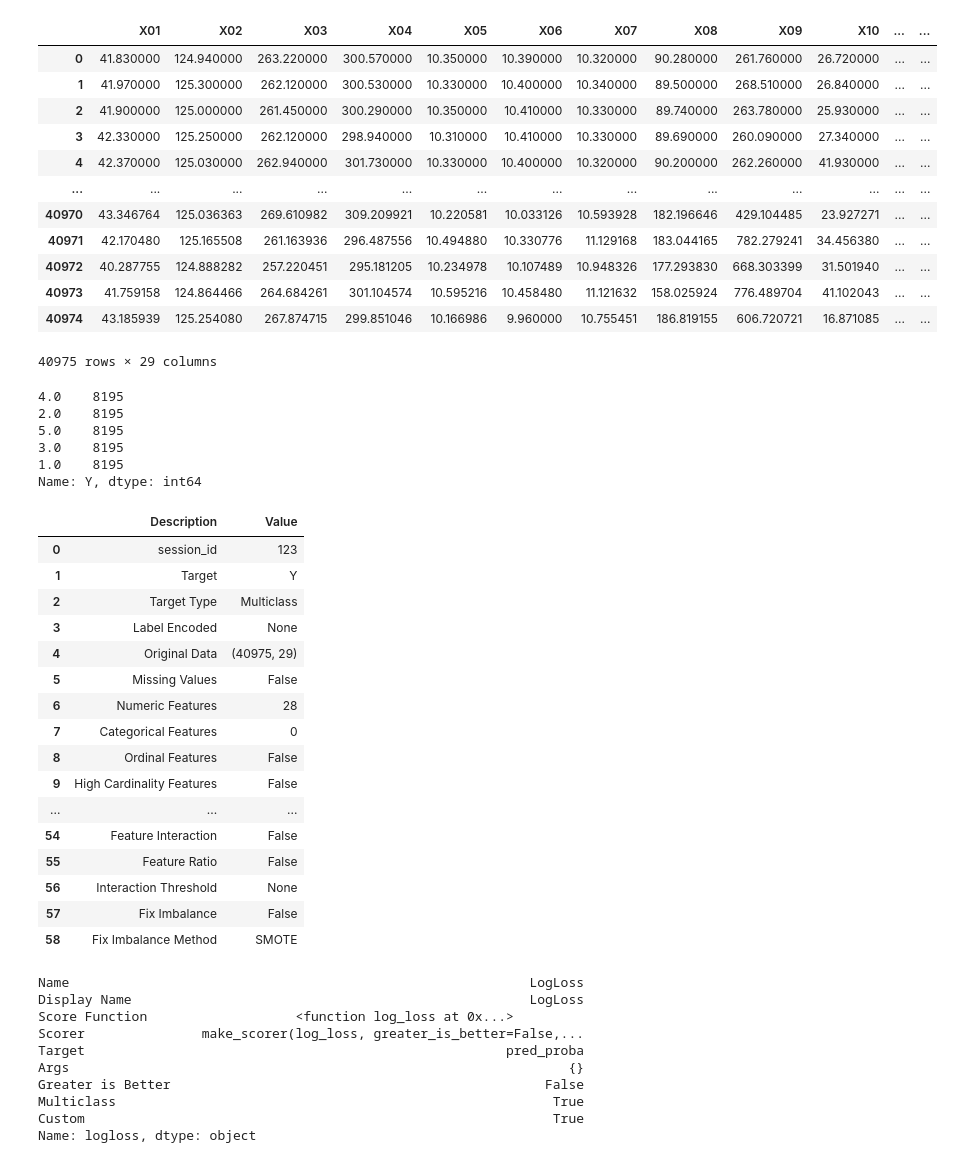
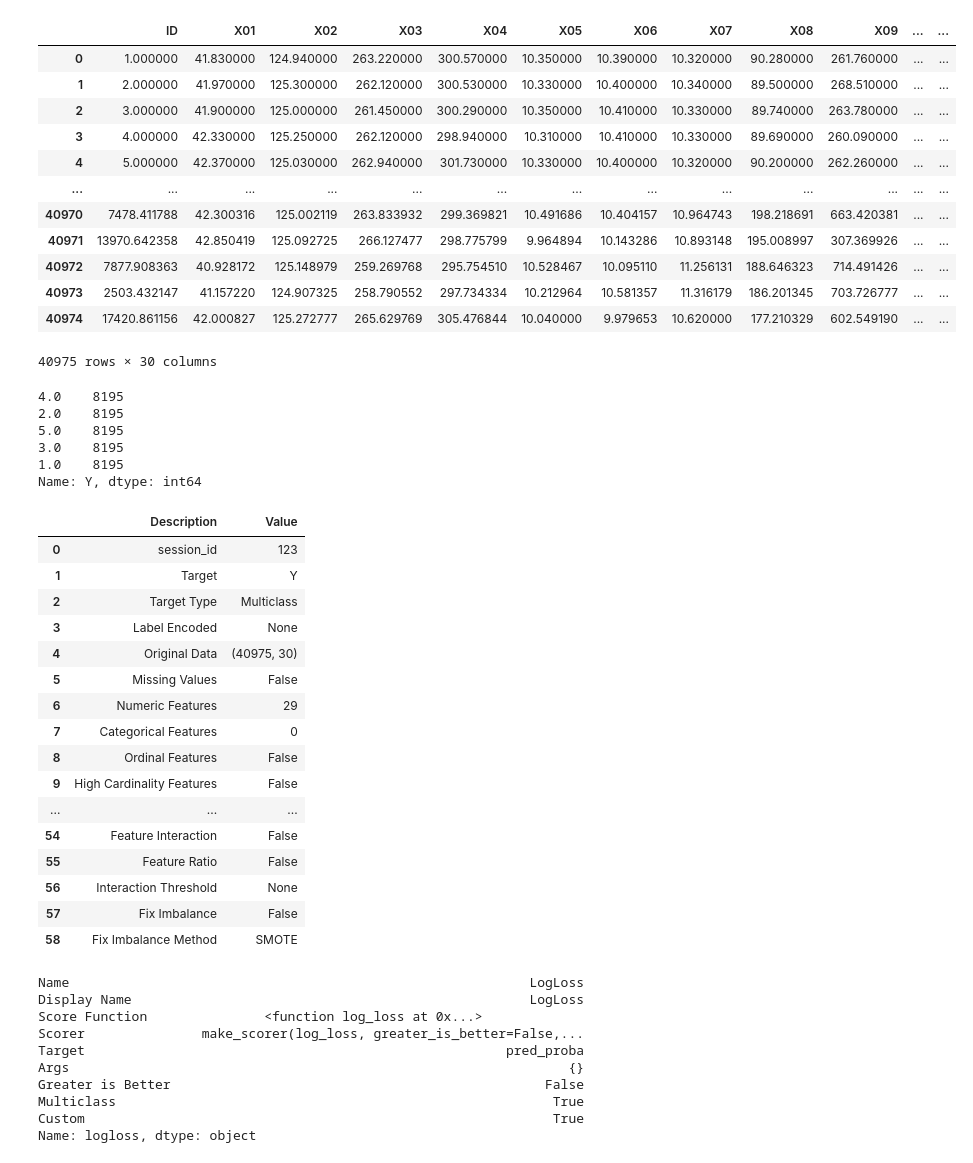
Before and after one commit to adam1214/ML_Final, a Jupyter notebook: SMOTE_ll_10422-Copy2.ipynb, the cells around one changed output. Drawn from its saved outputs; the diff is of its cells as text; code cells hidden in the pictures.

```diff
--- a/SMOTE_ll_10422-Copy2.ipynb
+++ b/SMOTE_ll_10422-Copy2.ipynb
@@ -1,24 +1,24 @@
 # %%
 import pycaret
 import pandas as pd
 
-train_path = './Datasets/SMOTE_train.csv'
+train_path = './Datasets/SMOTE_train_all.csv'
 f = pd.read_csv(train_path)
 f
 # %% [output]
-|  | X01 | X02 | X03 | X04 | X05 | X06 | X07 | X08 | X09 | X10 | ... | ... |
-| 0 | 41.830000 | 124.940000 | 263.220000 | 300.570000 | 10.350000 | 10.390000 | 10.320000 | 90.280000 | 261.760000 | 26.720000 | ... | ... |
-| 1 | 41.970000 | 125.300000 | 262.120000 | 300.530000 | 10.330000 | 10.400000 | 10.340000 | 89.500000 | 268.510000 | 26.840000 | ... | ... |
-| 2 | 41.900000 | 125.000000 | 261.450000 | 300.290000 | 10.350000 | 10.410000 | 10.330000 | 89.740000 | 263.780000 | 25.930000 | ... | ... |
-| 3 | 42.330000 | 125.250000 | 262.120000 | 298.940000 | 10.310000 | 10.410000 | 10.330000 | 89.690000 | 260.090000 | 27.340000 | ... | ... |
-| 4 | 42.370000 | 125.030000 | 262.940000 | 301.730000 | 10.330000 | 10.400000 | 10.320000 | 90.200000 | 262.260000 | 41.930000 | ... | ... |
+|  | ID | X01 | X02 | X03 | X04 | X05 | X06 | X07 | X08 | X09 | ... | ... |
+| 0 | 1.000000 | 41.830000 | 124.940000 | 263.220000 | 300.570000 | 10.350000 | 10.390000 | 10.320000 | 90.280000 | 261.760000 | ... | ... |
+| 1 | 2.000000 | 41.970000 | 125.300000 | 262.120000 | 300.530000 | 10.330000 | 10.400000 | 10.340000 | 89.500000 | 268.510000 | ... | ... |
+| 2 | 3.000000 | 41.900000 | 125.000000 | 261.450000 | 300.290000 | 10.350000 | 10.410000 | 10.330000 | 89.740000 | 263.780000 | ... | ... |
+| 3 | 4.000000 | 42.330000 | 125.250000 | 262.120000 | 298.940000 | 10.310000 | 10.410000 | 10.330000 | 89.690000 | 260.090000 | ... | ... |
+| 4 | 5.000000 | 42.370000 | 125.030000 | 262.940000 | 301.730000 | 10.330000 | 10.400000 | 10.320000 | 90.200000 | 262.260000 | ... | ... |
 | ... | ... | ... | ... | ... | ... | ... | ... | ... | ... | ... | ... | ... |
-| 40970 | 43.346764 | 125.036363 | 269.610982 | 309.209921 | 10.220581 | 10.033126 | 10.593928 | 182.196646 | 429.104485 | 23.927271 | ... | ... |
-| 40971 | 42.170480 | 125.165508 | 261.163936 | 296.487556 | 10.494880 | 10.330776 | 11.129168 | 183.044165 | 782.279241 | 34.456380 | ... | ... |
-| 40972 | 40.287755 | 124.888282 | 257.220451 | 295.181205 | 10.234978 | 10.107489 | 10.948326 | 177.293830 | 668.303399 | 31.501940 | ... | ... |
-| 40973 | 41.759158 | 124.864466 | 264.684261 | 301.104574 | 10.595216 | 10.458480 | 11.121632 | 158.025924 | 776.489704 | 41.102043 | ... | ... |
-| 40974 | 43.185939 | 125.254080 | 267.874715 | 299.851046 | 10.166986 | 9.960000 | 10.755451 | 186.819155 | 606.720721 | 16.871085 | ... | ... |
+| 40970 | 7478.411788 | 42.300316 | 125.002119 | 263.833932 | 299.369821 | 10.491686 | 10.404157 | 10.964743 | 198.218691 | 663.420381 | ... | ... |
+| 40971 | 13970.642358 | 42.850419 | 125.092725 | 266.127477 | 298.775799 | 9.964894 | 10.143286 | 10.893148 | 195.008997 | 307.369926 | ... | ... |
+| 40972 | 7877.908363 | 40.928172 | 125.148979 | 259.269768 | 295.754510 | 10.528467 | 10.095110 | 11.256131 | 188.646323 | 714.491426 | ... | ... |
+| 40973 | 2503.432147 | 41.157220 | 124.907325 | 258.790552 | 297.734334 | 10.212964 | 10.581357 | 11.316179 | 186.201345 | 703.726777 | ... | ... |
+| 40974 | 17420.861156 | 42.000827 | 125.272777 | 265.629769 | 305.476844 | 10.040000 | 9.979653 | 10.620000 | 177.210329 | 602.549190 | ... | ... |
-40975 rows × 29 columns
+40975 rows × 30 columns
 # %%
 f.Y.value_counts()
 # %% [output]
@@ -37,9 +37,9 @@ exp = setup(f, target = 'Y', session_id=123, train_size = 0.9, normalize = True,
 | 1 | Target | Y |
 | 2 | Target Type | Multiclass |
 | 3 | Label Encoded | None |
-| 4 | Original Data | (40975, 29) |
+| 4 | Original Data | (40975, 30) |
 | 5 | Missing Values | False |
-| 6 | Numeric Features | 28 |
+| 6 | Numeric Features | 29 |
 | 7 | Categorical Features | 0 |
 | 8 | Ordinal Features | False |
 | 9 | High Cardinality Features | False |
```
Also changed, not shown: parts of 8 cells of this notebook, 7 other files.
